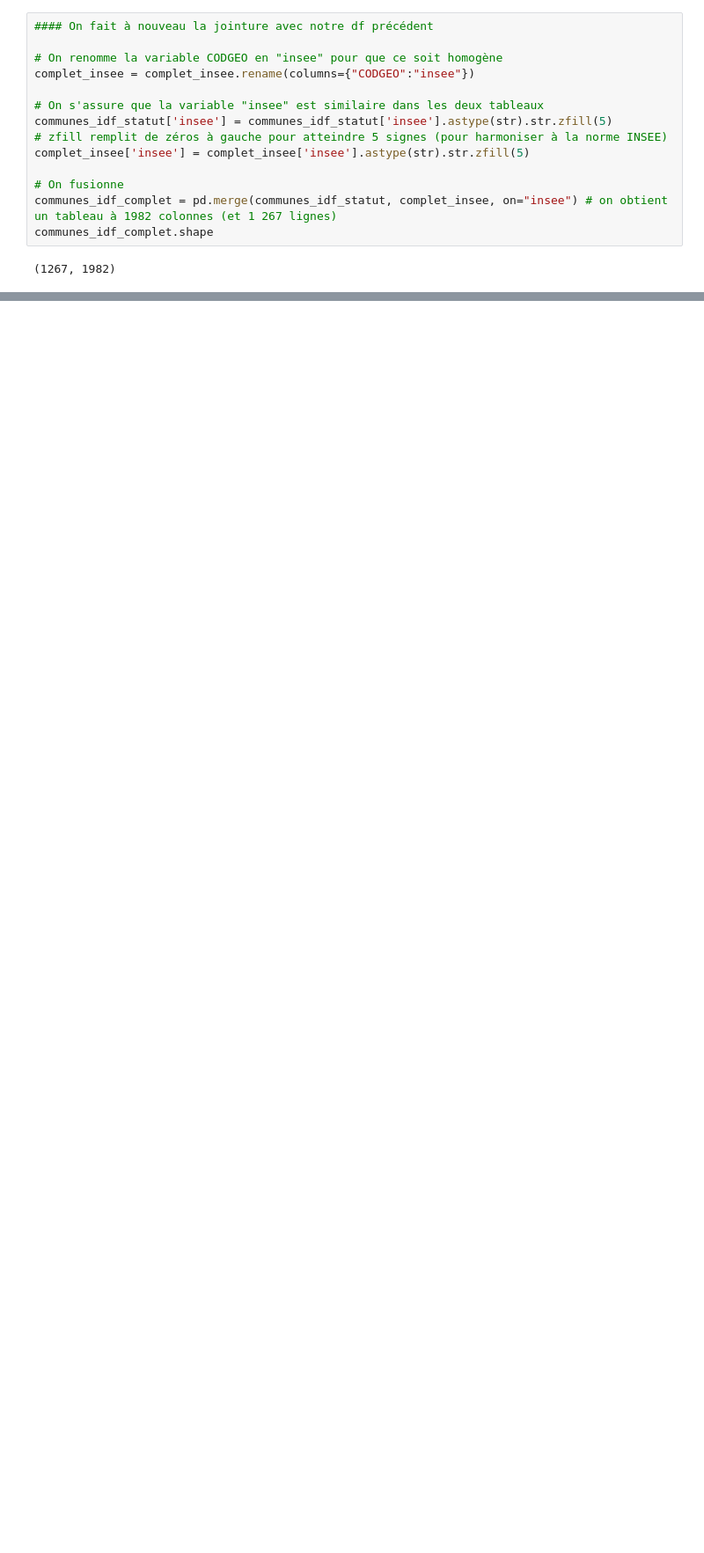
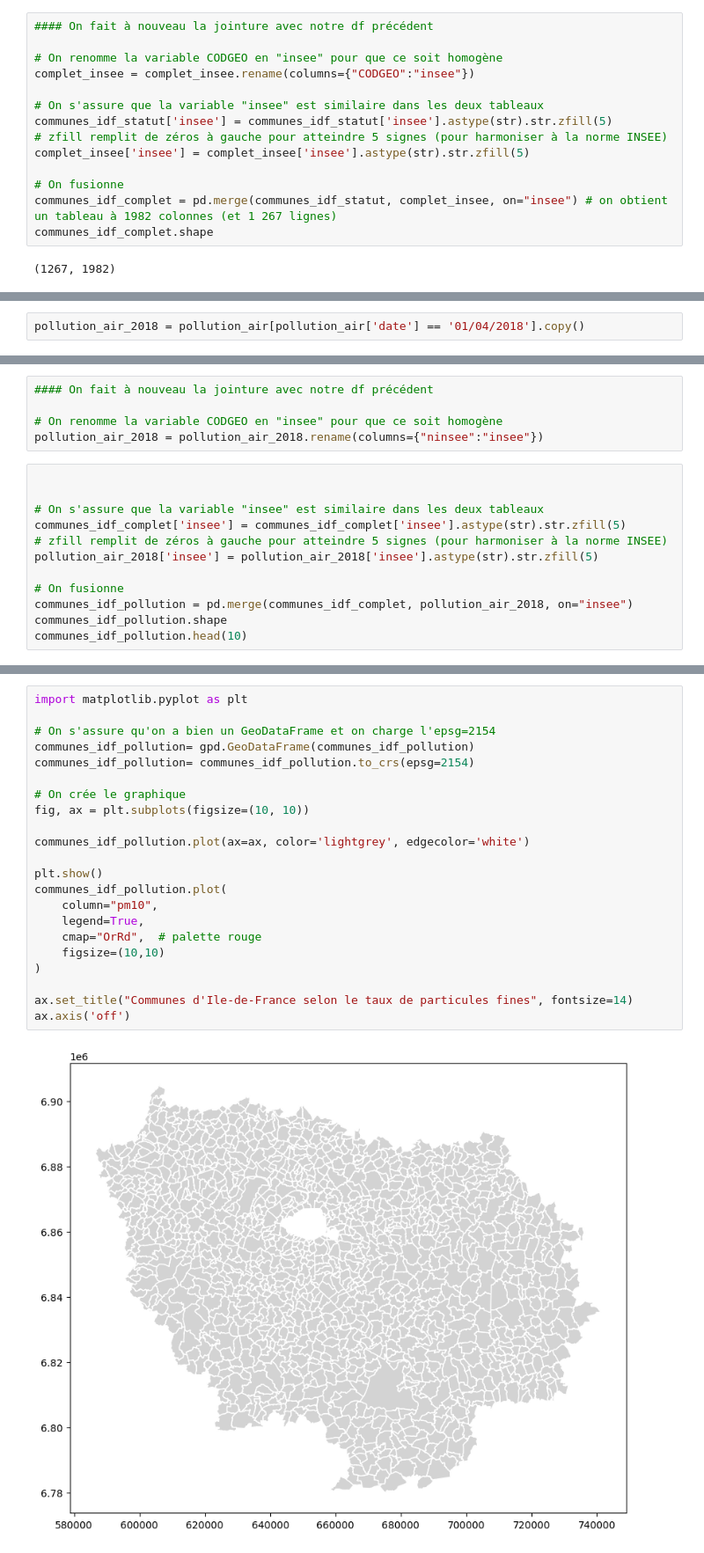
Before and after one commit to aurelianmoge/Projet-Python---ENSAE-2025, a Jupyter notebook: industries_polluantes__juliette.ipynb, the cells around one changed output, grey strips where cells are left out. Shown at 88% size. Saved outputs shown, nothing was run; the diff lists cells and outputs as text; blank space fills up the shorter version.

Commit message:
régression sur la pollution de l'air pm10 et idf selon exposition aux particules fines (orientations du vent

```diff
--- a/industries_polluantes__juliette.ipynb
+++ b/industries_polluantes__juliette.ipynb
@@ -330,0 +348,2 @@ t-statistic: 5.317, p-value: 2.937e-07
+# %%
+pollution_air_2018 = pollution_air[pollution_air['date'] == '01/04/2018'].copy()
@@ -330,0 +356,16 @@ t-statistic: 5.317, p-value: 2.937e-07
+# %%
+#### On fait à nouveau la jointure avec notre df précédent
+
+# On renomme la variable CODGEO en "insee" pour que ce soit homogène
+pollution_air_2018 = pollution_air_2018.rename(columns={"ninsee":"insee"})
+# %%
+
+
+# On s'assure que la variable "insee" est similaire dans les deux tableaux
+communes_idf_complet['insee'] = communes_idf_complet['insee'].astype(str).str.zfill(5)                     # zfill remplit de zéros à gauche pour atteindre 5 signes (pour harmoniser à la norme INSEE)
+pollution_air_2018['insee'] = pollution_air_2018['insee'].astype(str).str.zfill(5)
+
+# On fusionne
+communes_idf_pollution = pd.merge(communes_idf_complet, pollution_air_2018, on="insee")
+communes_idf_pollution.shape
+communes_idf_pollution.head(10)
@@ -330,0 +389,24 @@ t-statistic: 5.317, p-value: 2.937e-07
+# %%
+import matplotlib.pyplot as plt
+
+# On s'assure qu'on a bien un GeoDataFrame et on charge l'epsg=2154
+communes_idf_pollution= gpd.GeoDataFrame(communes_idf_pollution)
+communes_idf_pollution= communes_idf_pollution.to_crs(epsg=2154)
+
+# On crée le graphique
+fig, ax = plt.subplots(figsize=(10, 10))
+
+communes_idf_pollution.plot(ax=ax, color='lightgrey', edgecolor='white')
+
+plt.show()
+communes_idf_pollution.plot(
+    column="pm10",
+    legend=True,
+    cmap="OrRd",  # palette rouge
+    figsize=(10,10)
+)
+
+ax.set_title("Communes d'Ile-de-France selon le taux de particules fines", fontsize=14)
+ax.axis('off')
+# %% [output]
+[figure, added]
```
Also changed, not shown: parts of 14 cells of this notebook, 1 other file.
